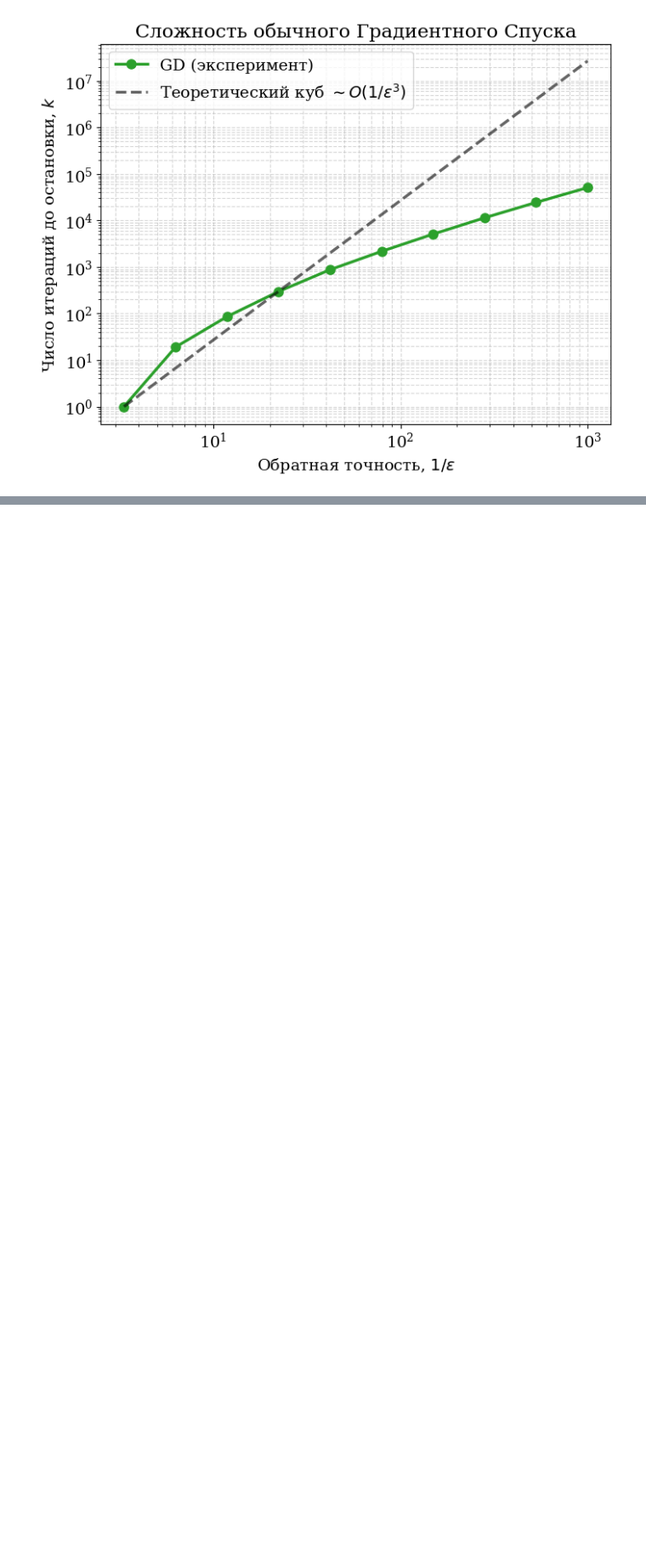
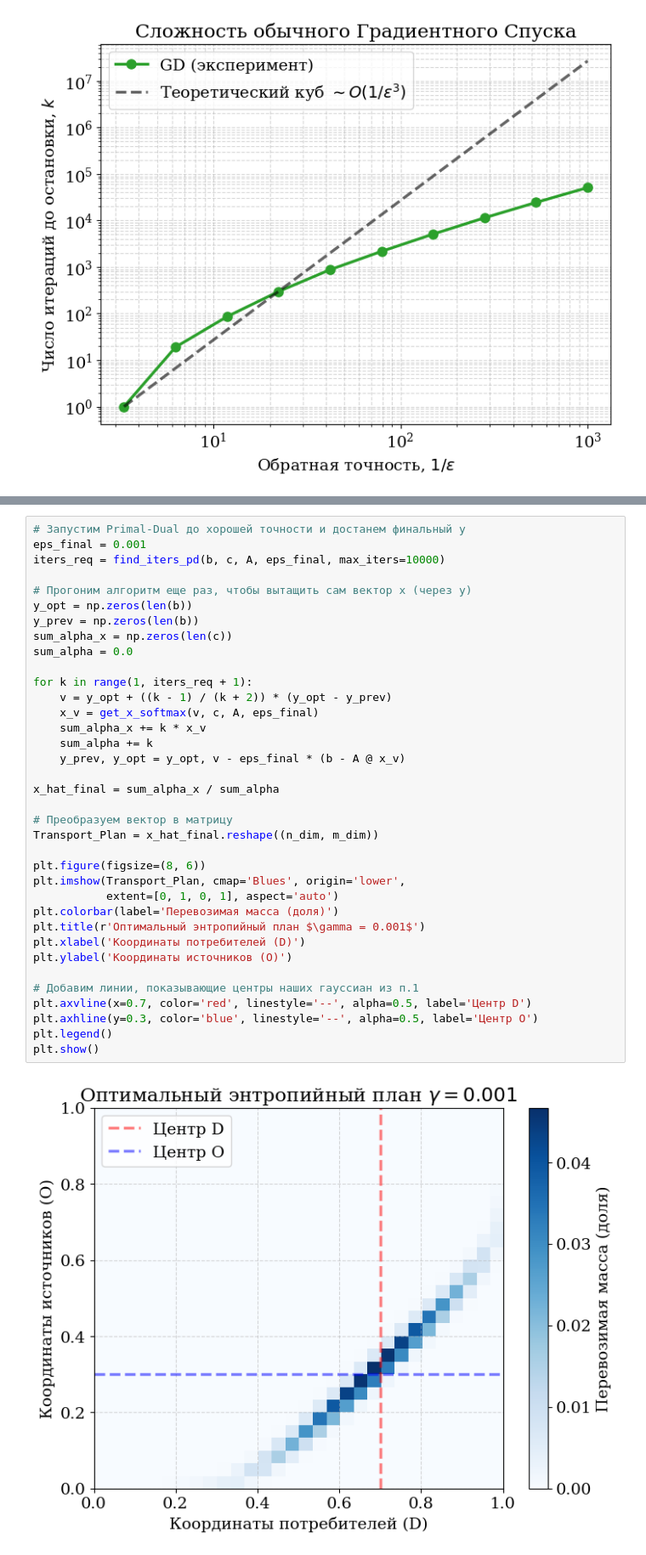
Before and after one commit to ilapodsvetov/optimal-transport-optimization, a Jupyter notebook: tmp.ipynb, the cells around one changed output, grey strips where cells are left out. Shown at 85% size. Cells and saved outputs as stored; diff of their text form; blank space fills up the shorter version.

```diff
--- a/tmp.ipynb
+++ b/tmp.ipynb
@@ -319,0 +374,38 @@ eps = 0.0010 -> 51178 итераций
+# %%
+# Запустим Primal-Dual до хорошей точности и достанем финальный y
+eps_final = 0.001
+iters_req = find_iters_pd(b, c, A, eps_final, max_iters=10000)
+
+# Прогоним алгоритм еще раз, чтобы вытащить сам вектор x (через y)
+y_opt = np.zeros(len(b))
+y_prev = np.zeros(len(b))
+sum_alpha_x = np.zeros(len(c))
+sum_alpha = 0.0
+
+for k in range(1, iters_req + 1):
+    v = y_opt + ((k - 1) / (k + 2)) * (y_opt - y_prev)
+    x_v = get_x_softmax(v, c, A, eps_final)
+    sum_alpha_x += k * x_v
+    sum_alpha += k
+    y_prev, y_opt = y_opt, v - eps_final * (b - A @ x_v)
+
+x_hat_final = sum_alpha_x / sum_alpha
+
+# Преобразуем вектор в матрицу
+Transport_Plan = x_hat_final.reshape((n_dim, m_dim))
+
+plt.figure(figsize=(8, 6))
+plt.imshow(Transport_Plan, cmap='Blues', origin='lower',
+           extent=[0, 1, 0, 1], aspect='auto')
+plt.colorbar(label='Перевозимая масса (доля)')
+plt.title(r'Оптимальный энтропийный план $\gamma = 0.001$')
+plt.xlabel('Координаты потребителей (D)')
+plt.ylabel('Координаты источников (O)')
+
+# Добавим линии, показывающие центры наших гауссиан из п.1
+plt.axvline(x=0.7, color='red', linestyle='--', alpha=0.5, label='Центр D')
+plt.axhline(y=0.3, color='blue', linestyle='--', alpha=0.5, label='Центр O')
+plt.legend()
+plt.show()
+# %% [output]
+[figure, added]
```
Also changed, not shown: parts of 15 cells of this notebook.
